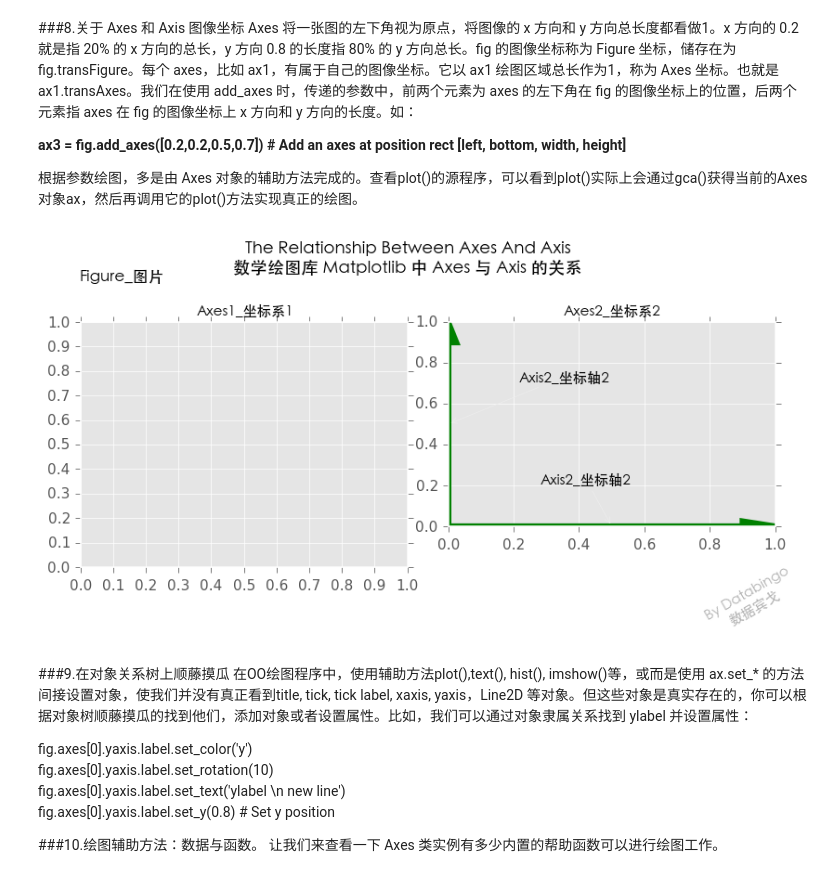
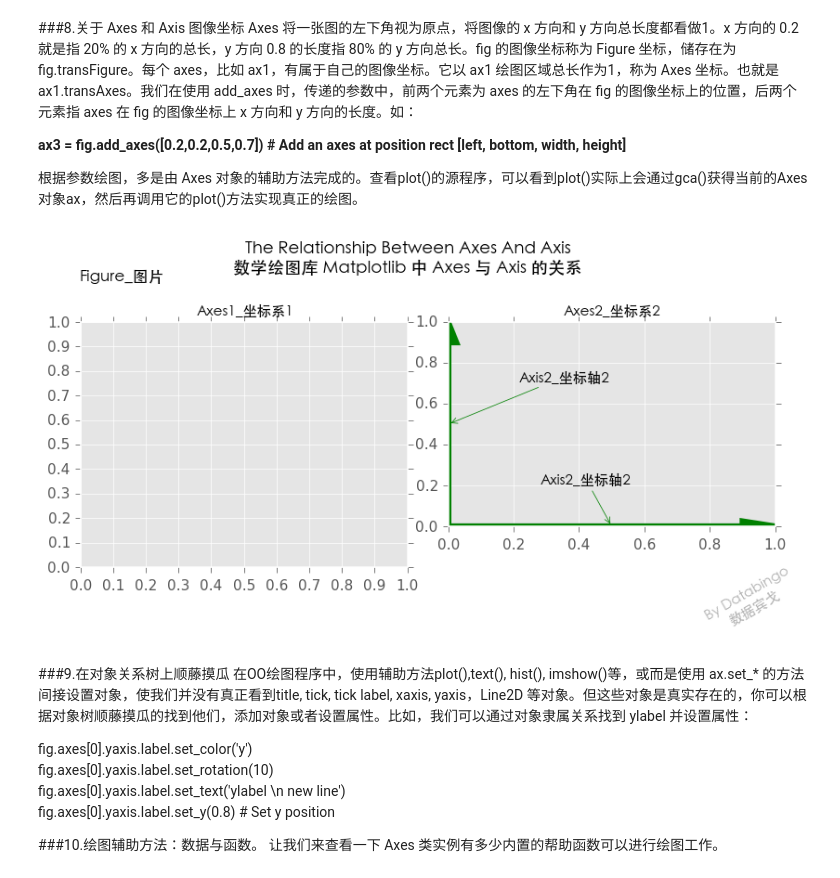
Before and after one commit to Databingo/Databingo, a Jupyter notebook: Understand Matplotlib In Object-Oriented Way_以面向对象的方式理解数学绘图库 Matplotlib.ipynb, the cells around one changed output. Drawn from its saved outputs; the diff is of its cells as text; code cells hidden in the pictures.

Commit message:
edit annotate color

```diff
--- a/Understand Matplotlib In Object-Oriented Way_以面向对象的方式理解数学绘图库 Matplotlib.ipynb
+++ b/Understand Matplotlib In Object-Oriented Way_以面向对象的方式理解数学绘图库 Matplotlib.ipynb
@@ -314,36 +314,36 @@ ax1.set_title(u'Axes1_坐标系1', fontproperties=cfont)
 x = ax1.xaxis#获取 x 轴坐标
 xmajorLocator = matplotlib.ticker.MultipleLocator(0.1)#坐标间隔0.1
 x.set_major_locator(xmajorLocator)#加载定位器
 
 y = ax1.yaxis#获取 x 轴坐标
 ymajorLocator = matplotlib.ticker.MultipleLocator(0.1)
 y.set_major_locator(ymajorLocator)#加载定位器
 #以上添加坐标系，设定坐标属性
 
 #fig.set_facecolor('y')
 ax2 = fig.add_axes([0.55,0.3,0.4,0.5])
 ax2.set_title(u'Axes2_坐标系2', fontproperties=cfont)
 ax2.add_line(matplotlib.lines.Line2D([0,1],[0.01,0.01],color='b',linewidth=2,zorder=1))
 ax2.arrow(0, 0, 0.9, 0, linewidth=4, head_width=0.05, head_length=0.1, fc='g', ec='g', )
 ax2.arrow(0,0, 0, 0.9, linewidth=4,head_width=0.05, head_length=0.1, fc='g', ec='g', )
 ax2.annotate('Axis2_坐标轴2', xy=(0, 0.5),  xycoords='data',
                 xytext=(50, 30), textcoords='offset points',
-                arrowprops=dict(arrowstyle="->"),fontproperties=cfont,
+                arrowprops=dict(arrowstyle="->",color='g'),fontproperties=cfont,
                 )
 
 ax2.annotate('Axis2_坐标轴2', xy=(0.5, 0),  xycoords='data',
                 xytext=(-50, 30), textcoords='offset points',
-                arrowprops=dict(arrowstyle="->"),fontproperties=cfont,
+                arrowprops=dict(arrowstyle="->",color='g'),fontproperties=cfont,
                 )
 
 fig.text(0.92,0.12,u'By Databingo \n数据宾戈',horizontalalignment='center',verticalalignment='center',
         fontproperties=cfont, alpha=0.3,rotation=30)#签名
 
 fig.text(0.1,0.9,u"Figure_图片",fontproperties=cfont,size=11)
 
 fig
 # %% [output]
-[figure, old version]
+[figure, new version]
 # %% [markdown]
 ###9.在对象关系树上顺藤摸瓜
 在OO绘图程序中，使用辅助方法plot(),text(), hist(), imshow()等，或而是使用 ax.set_* 的方法间接设置对象，使我们并没有真正看到title, tick, tick label, xaxis, yaxis，Line2D 等对象。但这些对象是真实存在的，你可以根据对象树顺藤摸瓜的找到他们，添加对象或者设置属性。比如，我们可以通过对象隶属关系找到 ylabel 并设置属性：
```
